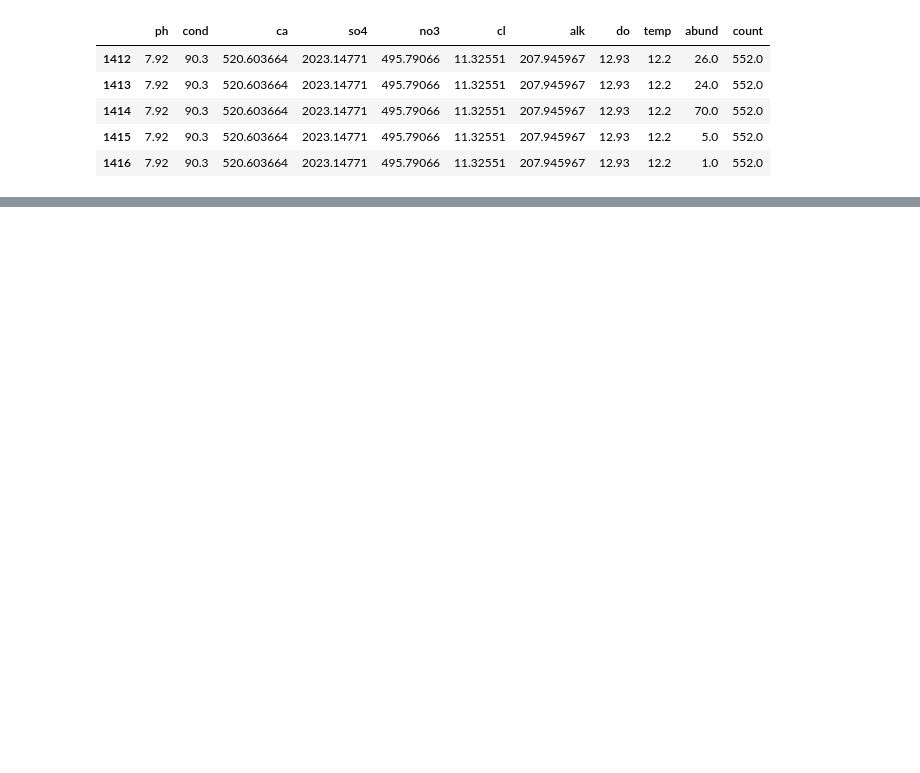
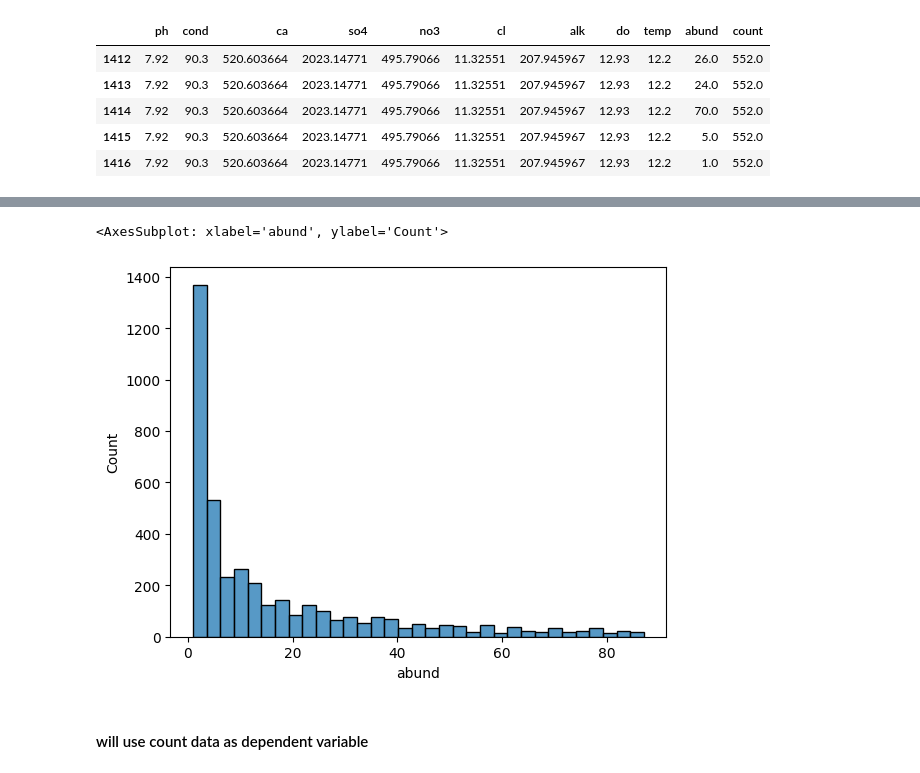
Before and after one commit to ruihan1228/DS, a Jupyter notebook: CapstoneOne/Part_1.ipynb, the cells around one changed output, grey strips where cells are left out. Cells and saved outputs as stored; diff of their text form; code cells hidden in the pictures; blank space fills up the shorter version.

```diff
--- a/CapstoneOne/Part_1.ipynb
+++ b/CapstoneOne/Part_1.ipynb
@@ -67,0 +111,9 @@ f.describe()
+# %%
+fa=f[f['abund']<88]
+# %%
+sns.histplot(x=fa['abund'])
+# %% [output]
+<AxesSubplot: xlabel='abund', ylabel='Count'>
+[figure, added]
+# %% [markdown]
+#### will use count data as dependent variable
```
Also changed, not shown: parts of 17 cells of this notebook.
